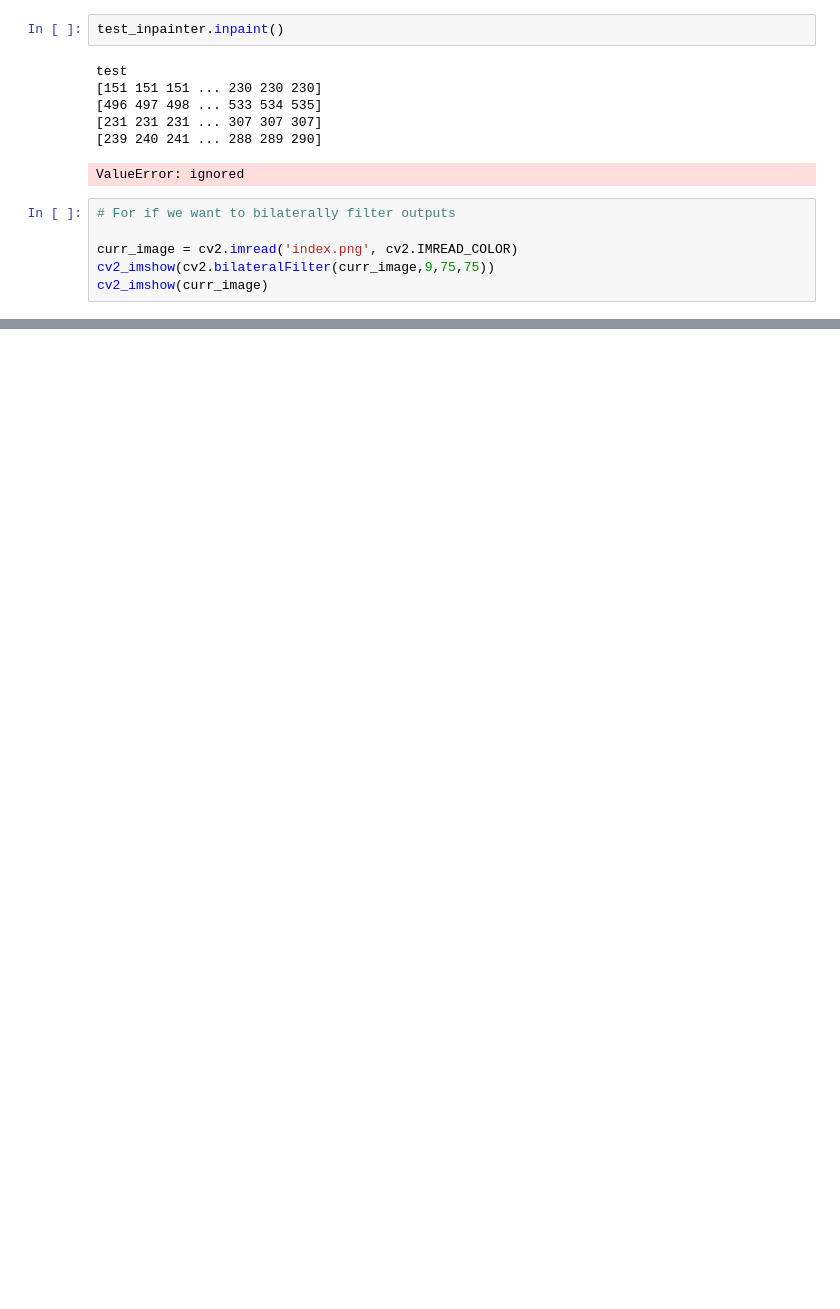
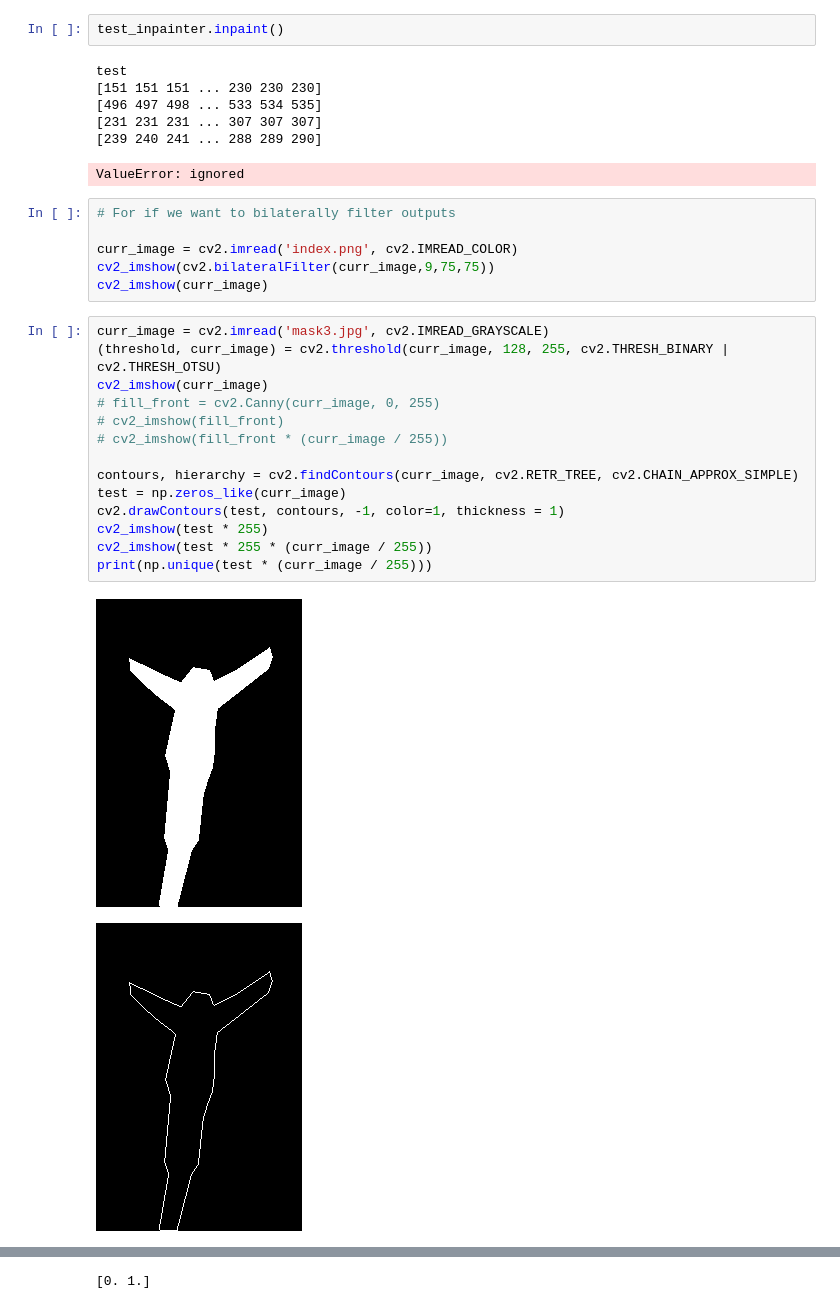
Before and after one commit to JayJaewonYoo/CSC420_Project, a Jupyter notebook: inpainting_integration.ipynb, the cells around one changed output, grey strips where cells are left out. Cells and saved outputs as stored; diff of their text form; blank space fills up the shorter version.

```diff
--- a/inpainting_integration.ipynb
+++ b/inpainting_integration.ipynb
@@ -542,3 +597,20 @@ ValueError: ignored
 curr_image = cv2.imread('index.png', cv2.IMREAD_COLOR)
 cv2_imshow(cv2.bilateralFilter(curr_image,9,75,75))
 cv2_imshow(curr_image)
+# %%
+curr_image = cv2.imread('mask3.jpg', cv2.IMREAD_GRAYSCALE)
+(threshold, curr_image) = cv2.threshold(curr_image, 128, 255, cv2.THRESH_BINARY | cv2.THRESH_OTSU)
+cv2_imshow(curr_image)
+# fill_front = cv2.Canny(curr_image, 0, 255)
+# cv2_imshow(fill_front)
+# cv2_imshow(fill_front * (curr_image / 255))
+
+contours, hierarchy = cv2.findContours(curr_image, cv2.RETR_TREE, cv2.CHAIN_APPROX_SIMPLE)
+test = np.zeros_like(curr_image)
+cv2.drawContours(test, contours, -1, color=1, thickness = 1)
+cv2_imshow(test * 255)
+cv2_imshow(test * 255 * (curr_image / 255))
+print(np.unique(test * (curr_image / 255)))
+# %% [output]
+[figure, added]
+[figure, added]
@@ -544,0 +618 @@ cv2_imshow(curr_image)
+[0. 1.]
```
Also changed, not shown: parts of 7 cells of this notebook.
